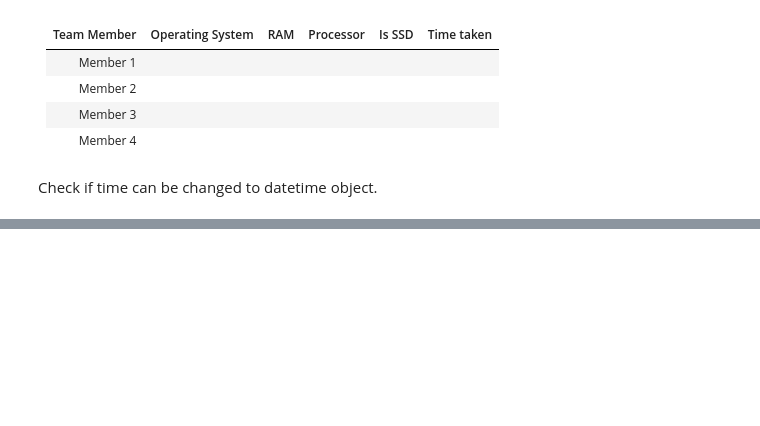
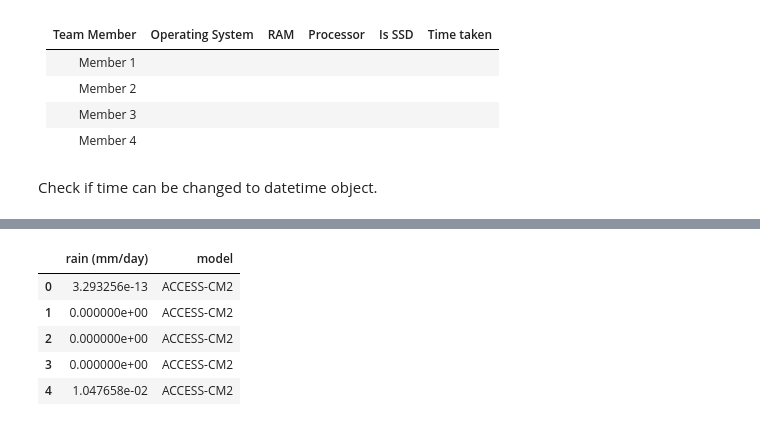
Before and after one commit to Affrin101/Predicting-Daily-Rainfall-in-New-South-Wales, a Jupyter notebook: notebooks/Milestone1.ipynb, the cells around one changed output, grey strips where cells are left out. Cells and saved outputs as stored; diff of their text form; code cells hidden in the pictures; blank space fills up the shorter version.

```diff
--- a/notebooks/Milestone1.ipynb
+++ b/notebooks/Milestone1.ipynb
@@ -134,0 +254,7 @@ Check if time can be changed to datetime object.
+# %%
+%%time
+use_cols = ['rain (mm/day)', 'model']
+df3 = pd.read_csv("combined_data.csv", usecols = use_cols)
+# df3.plot.line(xlabel="Time", ylabel="Sunspots", legend=False);
+df3.head()
+# %% [output]
@@ -134,0 +263,6 @@ Check if time can be changed to datetime object.
+|  | rain (mm/day) | model |
+| 0 | 3.293256e-13 | ACCESS-CM2 |
+| 1 | 0.000000e+00 | ACCESS-CM2 |
+| 2 | 0.000000e+00 | ACCESS-CM2 |
+| 3 | 0.000000e+00 | ACCESS-CM2 |
+| 4 | 1.047658e-02 | ACCESS-CM2 |
```
Also changed, not shown: parts of 22 cells of this notebook.
